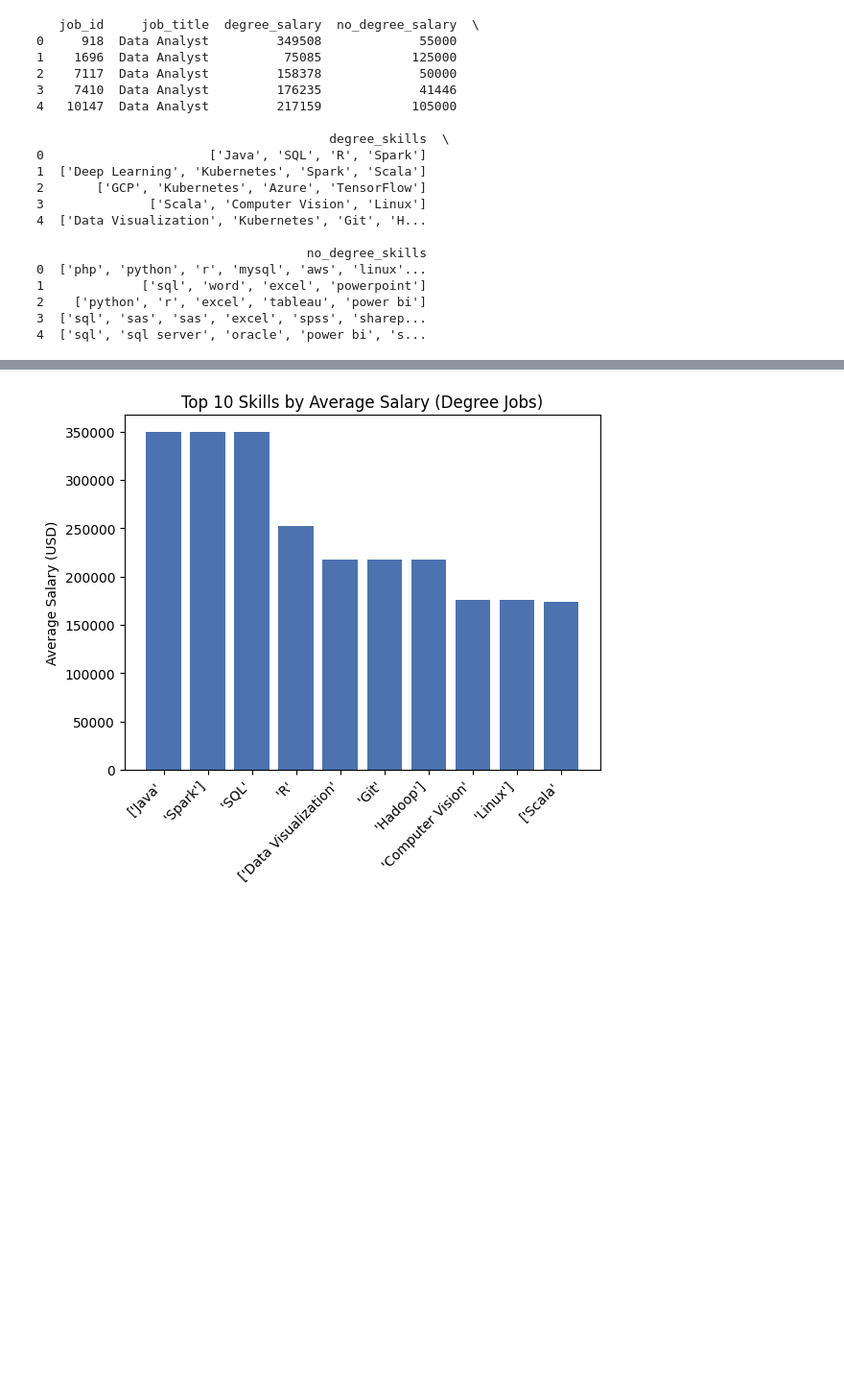
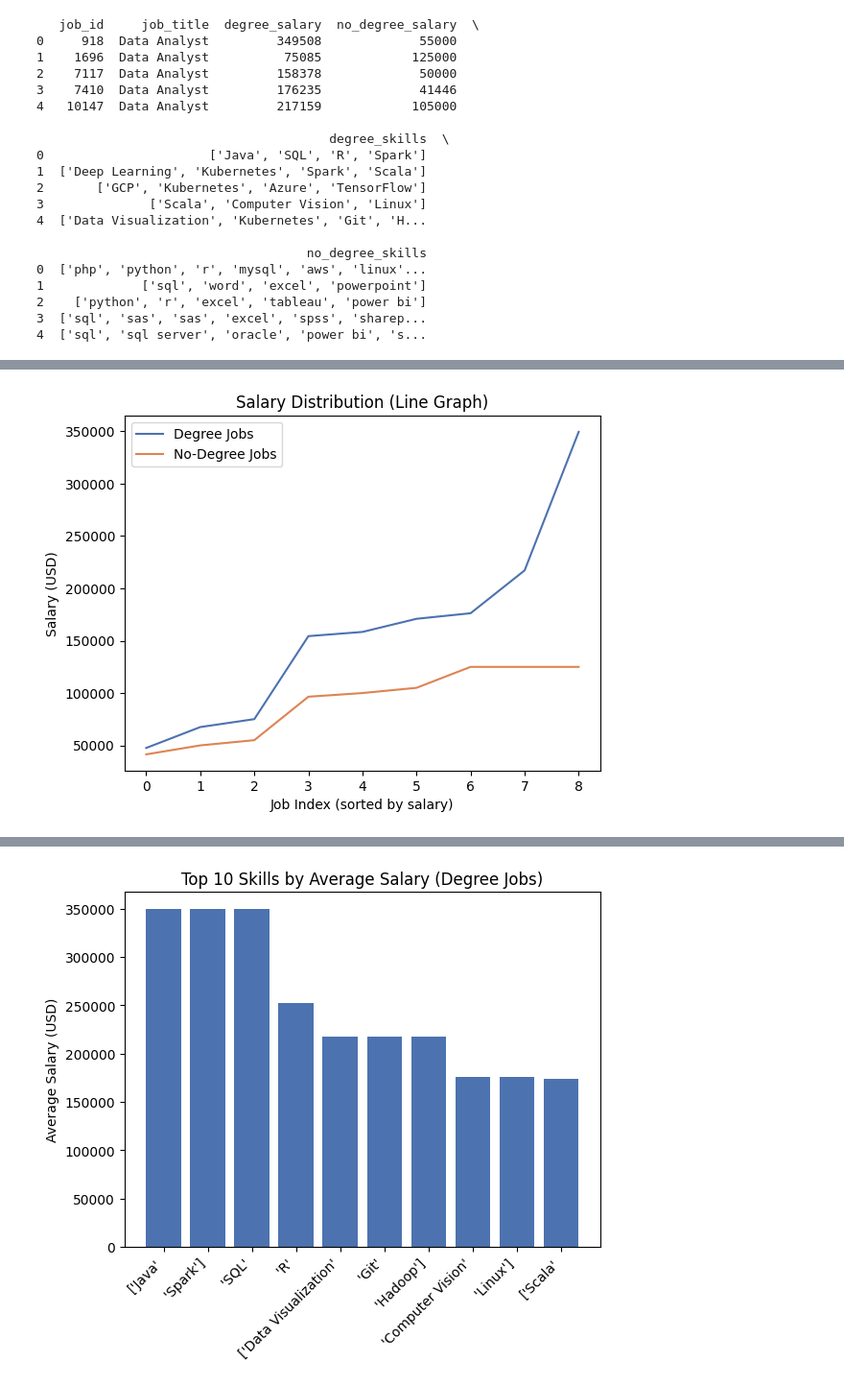
Before and after one commit to Wyparks04/Degree_Impact_On_Data_Analyst_Salaries, a Jupyter notebook: create_SQLite_database.ipynb, the cells around one changed output, grey strips where cells are left out. Shown: that part at 96% size. Drawn from its saved outputs; the diff is of its cells as text; code cells hidden in the pictures; blank space fills up the shorter version.

```diff
--- a/create_SQLite_database.ipynb
+++ b/create_SQLite_database.ipynb
@@ -344,0 +346,16 @@ plt.show()
+# %%
+# Drop NaN and sort salaries
+degree_salaries = joined_jobs["degree_salary"].dropna().sort_values().reset_index(drop=True)
+no_degree_salaries = joined_jobs["no_degree_salary"].dropna().sort_values().reset_index(drop=True)
+
+# Plot line graph
+plt.plot(degree_salaries, label="Degree Jobs", color="#4C72B0")
+plt.plot(no_degree_salaries, label="No-Degree Jobs", color="#DD8452")
+
+plt.title("Salary Distribution (Line Graph)")
+plt.xlabel("Job Index (sorted by salary)")
+plt.ylabel("Salary (USD)")
+plt.legend()
+plt.show()
+# %% [output]
+[figure, added]
```
Also changed, not shown: parts of 4 cells of this notebook.
